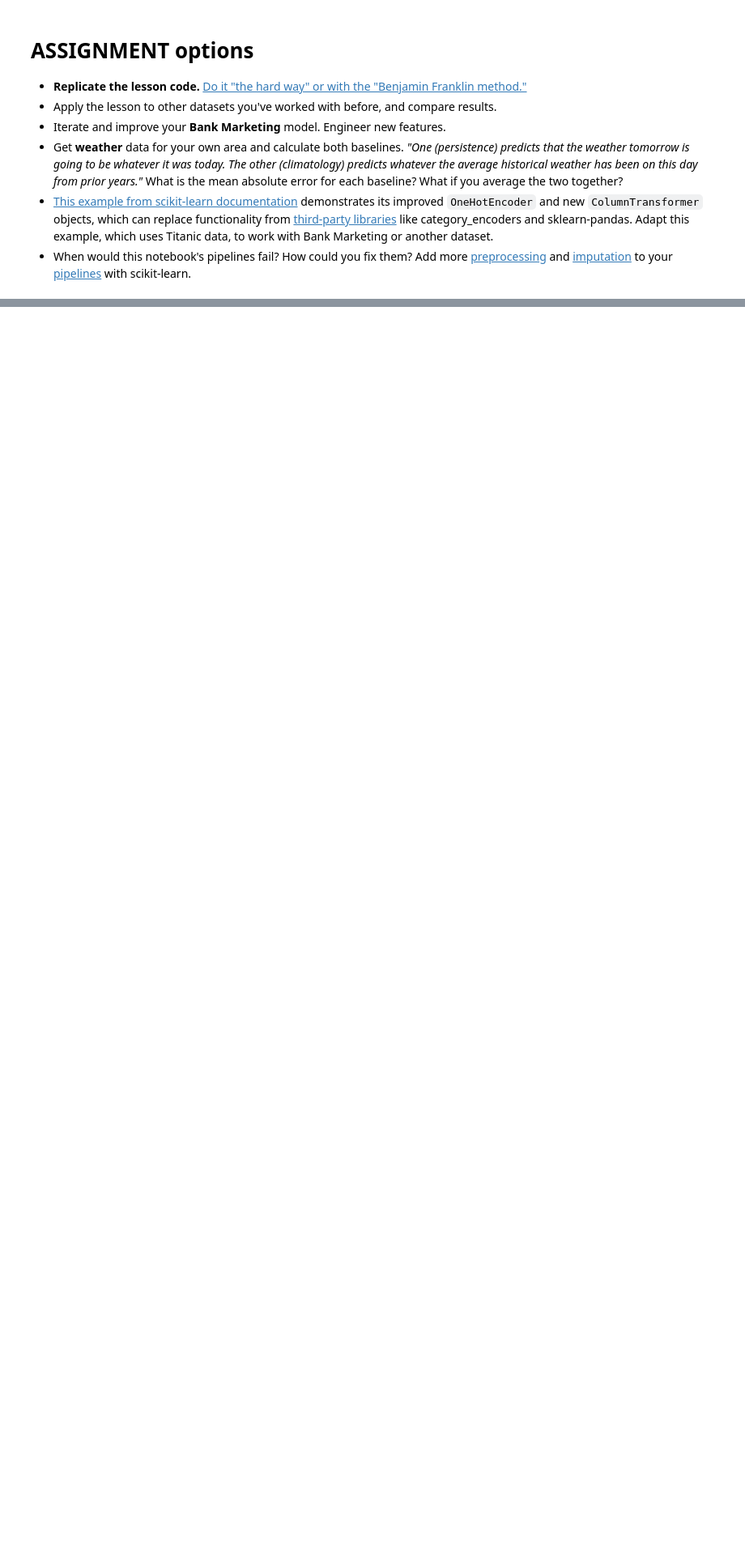
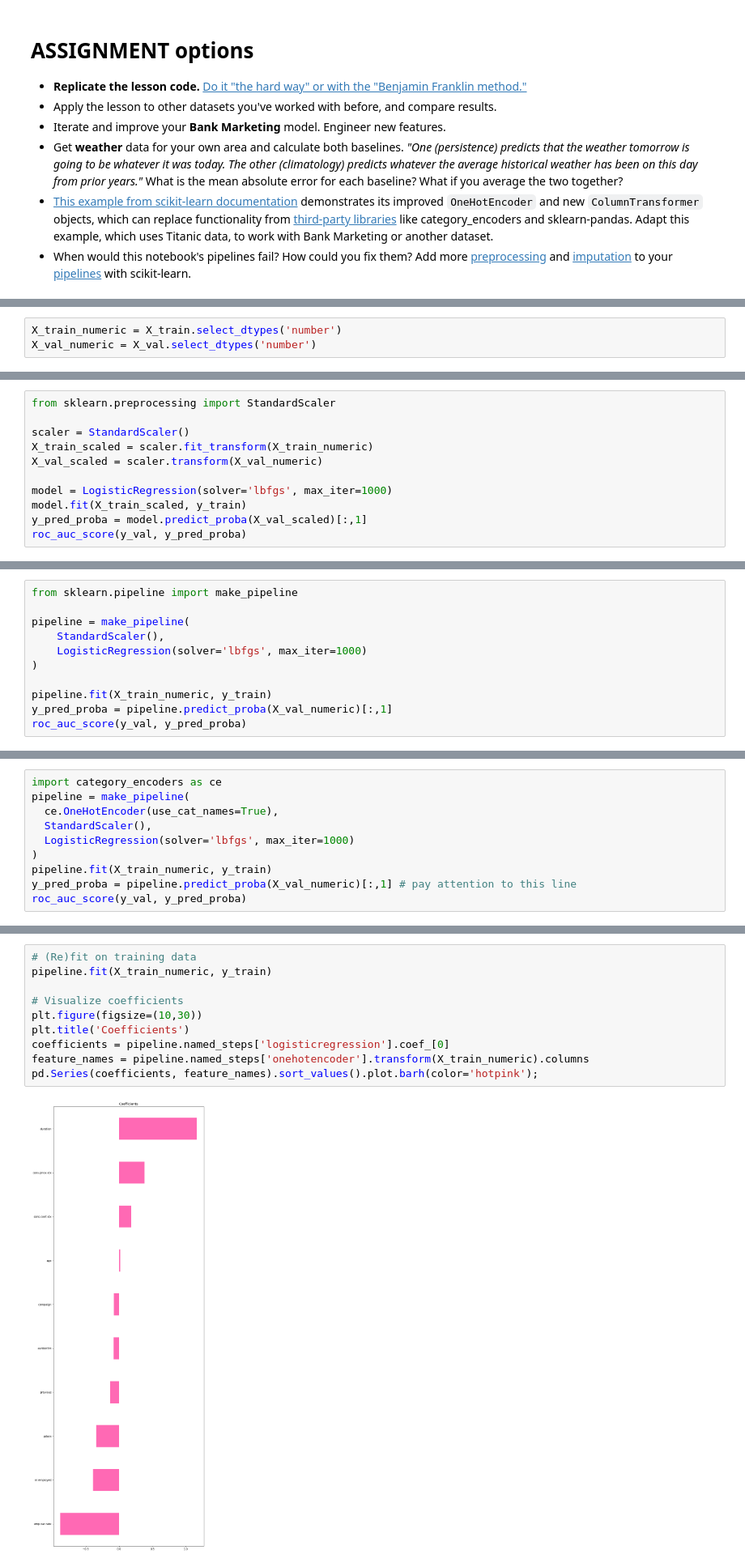
Before and after one commit to LambdaSchool/DS-Unit-2-Sprint-3-Classification-Validation, a Jupyter notebook: module2-baselines-validation/LS_DS_232_Baselines_Validation.ipynb, the cells around one changed output, grey strips where cells are left out. Shown at 81% size. Saved outputs shown, nothing was run; the diff lists cells and outputs as text; blank space fills up the shorter version.

```diff
--- a/module2-baselines-validation/LS_DS_232_Baselines_Validation.ipynb
+++ b/module2-baselines-validation/LS_DS_232_Baselines_Validation.ipynb
@@ -533,0 +639,3 @@ Incomplete list of issues to address
+# %%
+X_train_numeric = X_train.select_dtypes('number')
+X_val_numeric = X_val.select_dtypes('number')
@@ -533,0 +693,11 @@ Incomplete list of issues to address
+# %%
+from sklearn.preprocessing import StandardScaler
+
+scaler = StandardScaler()
+X_train_scaled = scaler.fit_transform(X_train_numeric)
+X_val_scaled = scaler.transform(X_val_numeric)
+
+model = LogisticRegression(solver='lbfgs', max_iter=1000)
+model.fit(X_train_scaled, y_train)
+y_pred_proba = model.predict_proba(X_val_scaled)[:,1]
+roc_auc_score(y_val, y_pred_proba)
@@ -533,0 +708,11 @@ Incomplete list of issues to address
+# %%
+from sklearn.pipeline import make_pipeline
+
+pipeline = make_pipeline(
+    StandardScaler(),
+    LogisticRegression(solver='lbfgs', max_iter=1000)
+)
+
+pipeline.fit(X_train_numeric, y_train)
+y_pred_proba = pipeline.predict_proba(X_val_numeric)[:,1]
+roc_auc_score(y_val, y_pred_proba)
@@ -533,0 +721,10 @@ Incomplete list of issues to address
+# %%
+import category_encoders as ce
+pipeline = make_pipeline(
+  ce.OneHotEncoder(use_cat_names=True),
+  StandardScaler(),
+  LogisticRegression(solver='lbfgs', max_iter=1000)
+)
+pipeline.fit(X_train_numeric, y_train)
+y_pred_proba = pipeline.predict_proba(X_val_numeric)[:,1] # pay attention to this line
+roc_auc_score(y_val, y_pred_proba)
@@ -533,0 +733,12 @@ Incomplete list of issues to address
+# %%
+# (Re)fit on training data
+pipeline.fit(X_train_numeric, y_train)
+
+# Visualize coefficients
+plt.figure(figsize=(10,30))
+plt.title('Coefficients')
+coefficients = pipeline.named_steps['logisticregression'].coef_[0]
+feature_names = pipeline.named_steps['onehotencoder'].transform(X_train_numeric).columns
+pd.Series(coefficients, feature_names).sort_values().plot.barh(color='hotpink');
+# %% [output]
+[figure, added]
```
Also changed, not shown: parts of 41 cells of this notebook.
